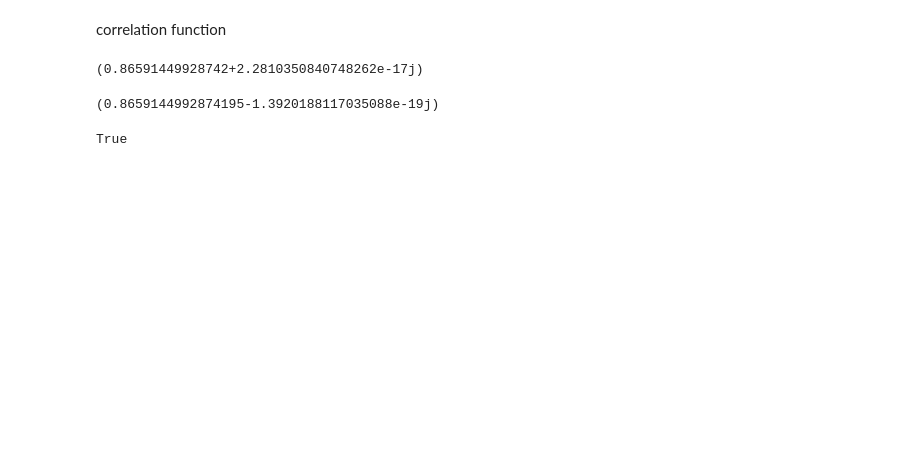
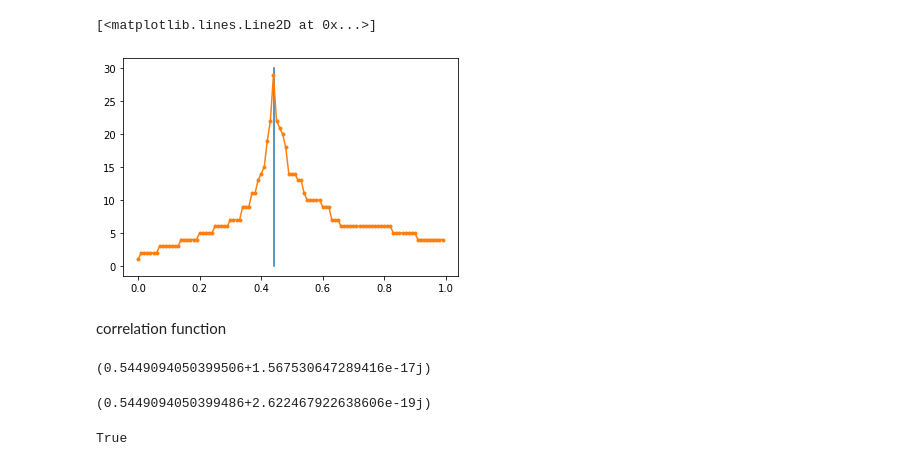
Before and after one commit to Zhuan-pitt/Toric_Code, a Jupyter notebook: function_check.ipynb, the cells around one changed output. Cells and saved outputs as stored; diff of their text form; code cells hidden in the pictures; blank space fills up the shorter version.

```diff
--- a/function_check.ipynb
+++ b/function_check.ipynb
@@ -9,3 +129,9 @@ import funcs
+# %%
+pyplot.plot([0.5*np.log(np.sqrt(2)+1)]*2,[0,30])
+pyplot.plot(np.arange(0.,1,0.01),dims,'.-')
+# %% [output]
+[<matplotlib.lines.Line2D at 0x...>]
+[figure, added]
 # %% [markdown]
 correlation function
 # %%
@@ -13,18 +139,26 @@ np.random.seed(0)
 
 A = np.zeros([3,3,2],dtype = 'complex')
 
+B = np.zeros([3,3,2],dtype = 'complex')
+
 A = A+np.random.random([3,3,2])
 
 A = A+np.random.random([3,3,2])*1j
 
+
+B = B+np.random.random([3,3,2])
+
+B = B+np.random.random([3,3,2])*1j
+
 x = np.array([[0,1],[1,0]])
+
 x = x.reshape([1,1,2,2])
 
-trans1 = funcs.col_contract343(A,x,A)
+trans1 = funcs.col_contract343(A,x,A)@funcs.col_contract343(B,x,B)
 
-trans2 = funcs.col_contract343(A,x,A)
+trans2 = funcs.col_contract343(A,x,A)@funcs.col_contract343(B,x,B)
 
-trans = funcs.col_contract33(A,A)
+trans = funcs.col_contract33(A,A)@funcs.col_contract33(B,B)
 
 lam,v = np.linalg.eig(trans.transpose())
 index = lam.argsort()[::-1]
@@ -37,17 +171,17 @@ Gr = v[:,index[0]]
 cor = Gl@trans1@trans@trans@trans2@Gr/(Gl@trans@trans@trans@trans@Gr)
 print(cor)
 # %% [output]
-(0.86591449928742+2.2810350840748262e-17j)
+(0.5449094050399506+1.567530647289416e-17j)
 # %%
 MPS = iMPS.iMPS()
-MPS.construct_from_tensor_list([A])
+MPS.construct_from_tensor_list([A,B])
 
 
-trans1 = funcs.col_contract343(MPS.B[0],x,MPS.B[0])
+trans1 = funcs.col_contract343(MPS.B[0],x,MPS.B[0])@funcs.col_contract343(MPS.B[1],x,MPS.B[1])
 
-trans2 = funcs.col_contract343(MPS.B[0],x,MPS.B[0])
+trans2 = funcs.col_contract343(MPS.B[0],x,MPS.B[0])@funcs.col_contract343(MPS.B[1],x,MPS.B[1])
 
-trans = funcs.col_contract33(MPS.B[0],MPS.B[0])
+trans = funcs.col_contract33(MPS.B[0],MPS.B[0])@funcs.col_contract33(MPS.B[1],MPS.B[1])
 
 lam,v = np.linalg.eig(trans.transpose())
 index = lam.argsort()[::-1]
@@ -60,7 +194,7 @@ Gr = v[:,index[0]]
 cor = Gl@trans1@trans@trans@trans2@Gr/(Gl@trans@trans@trans@trans@Gr)
 print(cor)
 # %% [output]
-(0.8659144992874195-1.3920188117035088e-19j)
+(0.5449094050399486+2.622467922638606e-19j)
 # %%
 M = np.zeros([9,9],dtype='complex')
 M += np.random.random([9,9])
```
Also changed, not shown: parts of 43 cells of this notebook, 3 other files.
